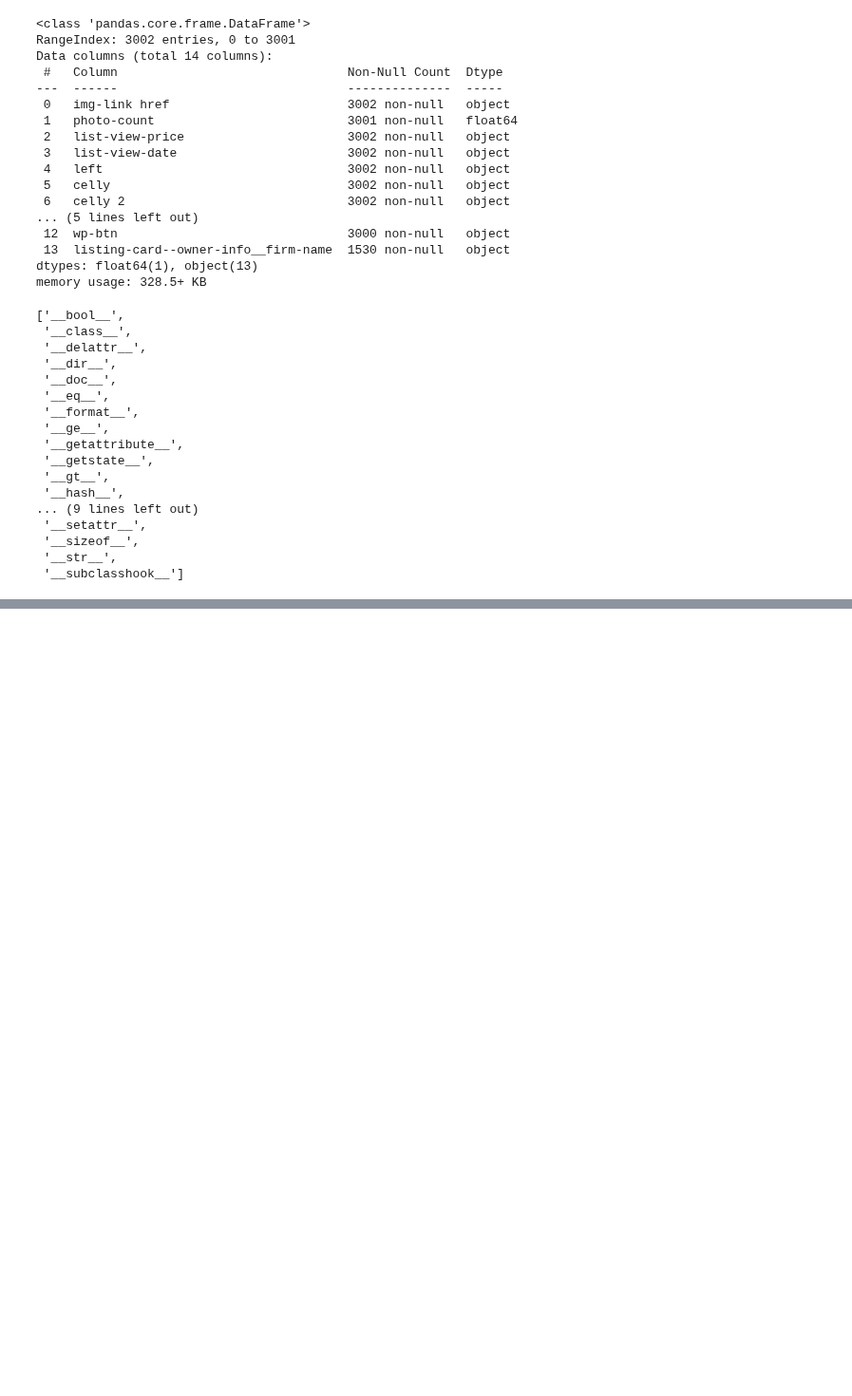
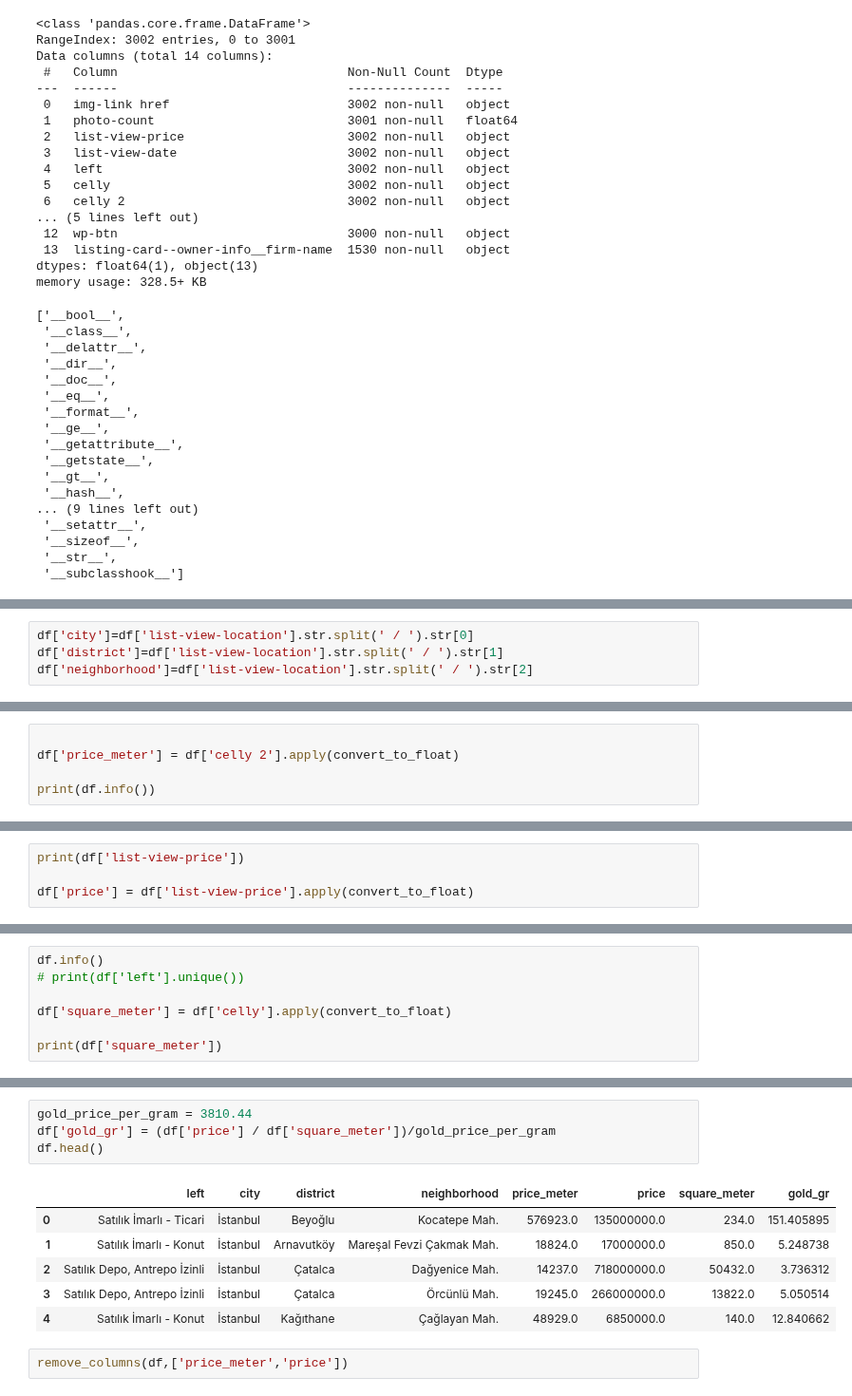
Before and after one commit to FarukKaramanVektorel/istanbulArsaFiyatTahmin, a Jupyter notebook: clean_data.ipynb, the cells around one changed output, grey strips where cells are left out. Shown at 95% size. Drawn from its saved outputs; the diff is of its cells as text; blank space fills up the shorter version.

```diff
--- a/clean_data.ipynb
+++ b/clean_data.ipynb
@@ -88,0 +163,4 @@ memory usage: 328.5+ KB
+# %%
+df['city']=df['list-view-location'].str.split(' / ').str[0]
+df['district']=df['list-view-location'].str.split(' / ').str[1]
+df['neighborhood']=df['list-view-location'].str.split(' / ').str[2]
@@ -88,0 +223,5 @@ memory usage: 328.5+ KB
+# %%
+
+df['price_meter'] = df['celly 2'].apply(convert_to_float)
+
+print(df.info())
@@ -88,0 +246,4 @@ memory usage: 328.5+ KB
+# %%
+print(df['list-view-price'])
+
+df['price'] = df['list-view-price'].apply(convert_to_float)
@@ -88,0 +265,7 @@ memory usage: 328.5+ KB
+# %%
+df.info()
+# print(df['left'].unique())
+
+df['square_meter'] = df['celly'].apply(convert_to_float)
+
+print(df['square_meter'])
@@ -88,0 +309,13 @@ memory usage: 328.5+ KB
+# %%
+gold_price_per_gram = 3810.44
+df['gold_gr'] = (df['price'] / df['square_meter'])/gold_price_per_gram
+df.head()
+# %% [output]
+|  | left | city | district | neighborhood | price_meter | price | square_meter | gold_gr |
+| 0 | Satılık İmarlı - Ticari | İstanbul | Beyoğlu | Kocatepe Mah. | 576923.0 | 135000000.0 | 234.0 | 151.405895 |
+| 1 | Satılık İmarlı - Konut | İstanbul | Arnavutköy | Mareşal Fevzi Çakmak Mah. | 18824.0 | 17000000.0 | 850.0 | 5.248738 |
+| 2 | Satılık Depo, Antrepo İzinli | İstanbul | Çatalca | Dağyenice Mah. | 14237.0 | 718000000.0 | 50432.0 | 3.736312 |
+| 3 | Satılık Depo, Antrepo İzinli | İstanbul | Çatalca | Örcünlü Mah. | 19245.0 | 266000000.0 | 13822.0 | 5.050514 |
+| 4 | Satılık İmarlı - Konut | İstanbul | Kağıthane | Çağlayan Mah. | 48929.0 | 6850000.0 | 140.0 | 12.840662 |
+# %%
+remove_columns(df,['price_meter','price'])
```
Also changed, not shown: parts of 32 cells of this notebook, 1 other file.
